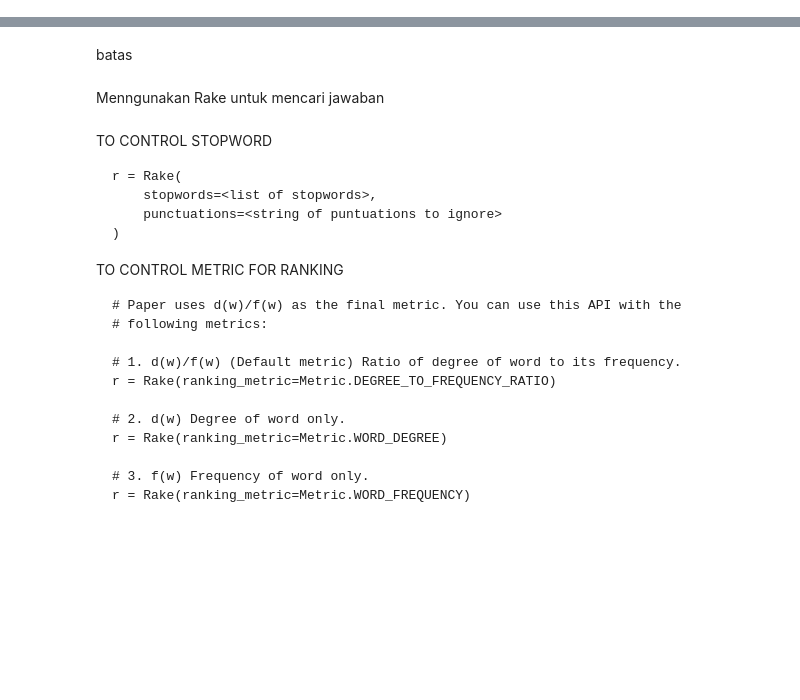
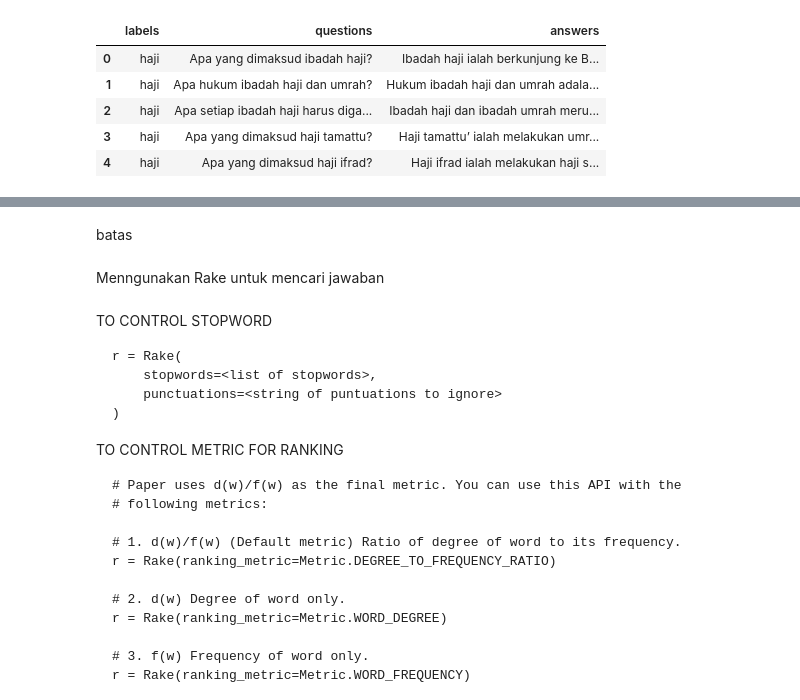
Before and after one commit to mjterrs20/skripsi_cnn, a Jupyter notebook: model.ipynb, the cells around one changed output, grey strips where cells are left out. Cells and saved outputs as stored; diff of their text form; code cells hidden in the pictures; blank space fills up the shorter version.

```diff
--- a/model.ipynb
+++ b/model.ipynb
@@ -35,3 +35,12 @@ with open('dataset/chatbot_eksyar.json','r') as f:
 
 # Normalizing data
 df = pd.json_normalize(data, record_path =['items'])
+# %%
+df.head()
+# %% [output]
+|  | labels | questions | answers |
+| 0 | haji | Apa yang dimaksud ibadah haji? | Ibadah haji ialah berkunjung ke B... |
+| 1 | haji | Apa hukum ibadah haji dan umrah? | Hukum ibadah haji dan umrah adala... |
+| 2 | haji | Apa setiap ibadah haji harus diga... | Ibadah haji dan ibadah umrah meru... |
+| 3 | haji | Apa yang dimaksud haji tamattu? | Haji tamattu’ ialah melakukan umr... |
+| 4 | haji | Apa yang dimaksud haji ifrad? | Haji ifrad ialah melakukan haji s... |
```
Also changed, not shown: parts of 19 cells of this notebook, 3 other files.
